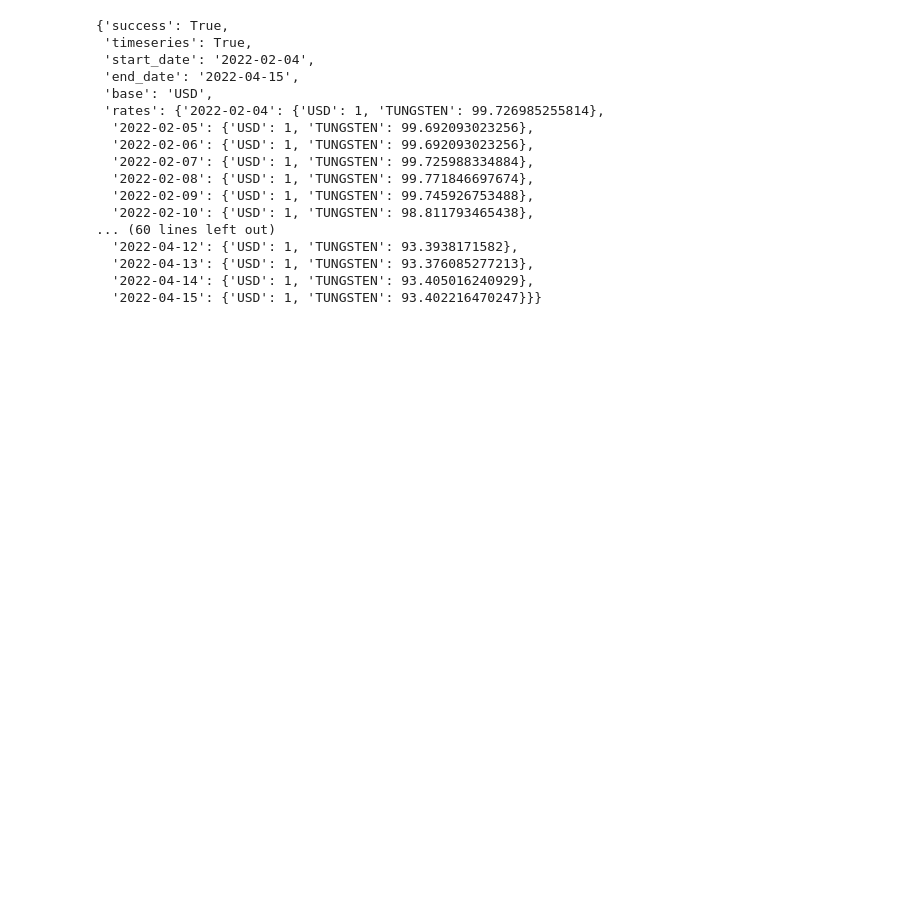
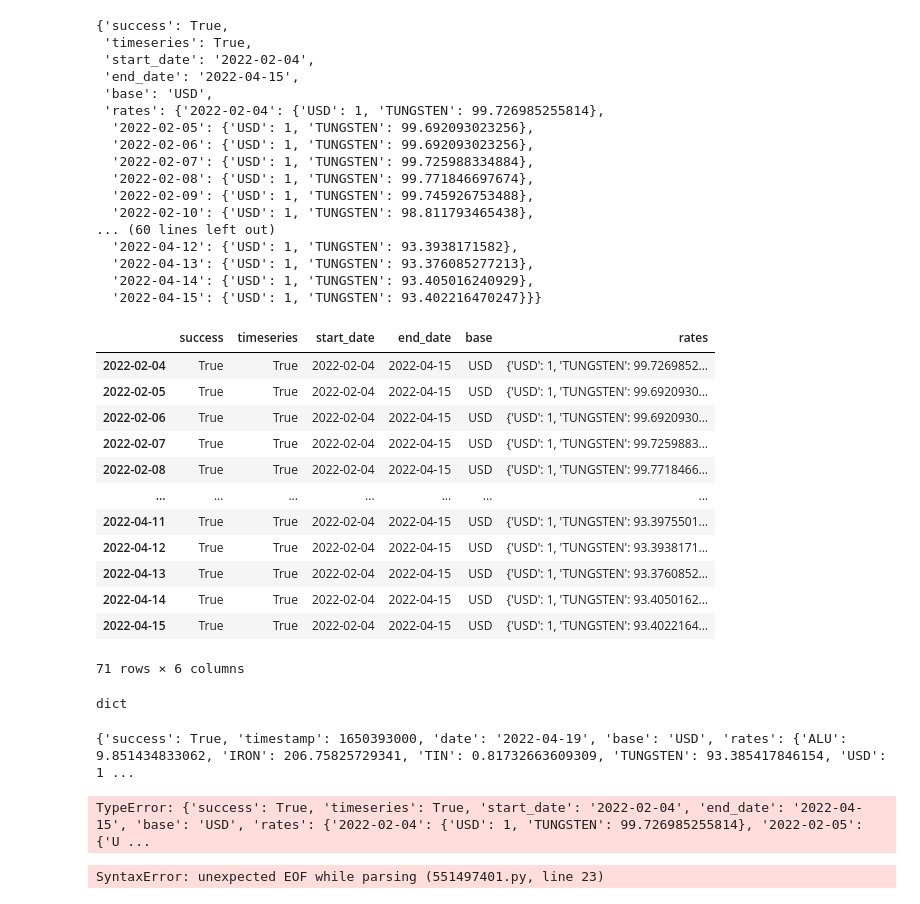
Before and after one commit to DiegoMerello/Final-Project-Ironhack, a Jupyter notebook: API request.ipynb, the cells around one changed output. Saved outputs shown, nothing was run; the diff lists cells and outputs as text; code cells hidden in the pictures; blank space fills up the shorter version.

```diff
--- a/API request.ipynb
+++ b/API request.ipynb
@@ -78,0 +85,67 @@ resp4
+# %%
+info= pd.DataFrame.from_dict(resp4)
+# %%
+info
+# %% [output]
+|  | success | timeseries | start_date | end_date | base | rates |
+| 2022-02-04 | True | True | 2022-02-04 | 2022-04-15 | USD | {'USD': 1, 'TUNGSTEN': 99.7269852... |
+| 2022-02-05 | True | True | 2022-02-04 | 2022-04-15 | USD | {'USD': 1, 'TUNGSTEN': 99.6920930... |
+| 2022-02-06 | True | True | 2022-02-04 | 2022-04-15 | USD | {'USD': 1, 'TUNGSTEN': 99.6920930... |
+| 2022-02-07 | True | True | 2022-02-04 | 2022-04-15 | USD | {'USD': 1, 'TUNGSTEN': 99.7259883... |
+| 2022-02-08 | True | True | 2022-02-04 | 2022-04-15 | USD | {'USD': 1, 'TUNGSTEN': 99.7718466... |
+| ... | ... | ... | ... | ... | ... | ... |
+| 2022-04-11 | True | True | 2022-02-04 | 2022-04-15 | USD | {'USD': 1, 'TUNGSTEN': 93.3975501... |
+| 2022-04-12 | True | True | 2022-02-04 | 2022-04-15 | USD | {'USD': 1, 'TUNGSTEN': 93.3938171... |
+| 2022-04-13 | True | True | 2022-02-04 | 2022-04-15 | USD | {'USD': 1, 'TUNGSTEN': 93.3760852... |
+| 2022-04-14 | True | True | 2022-02-04 | 2022-04-15 | USD | {'USD': 1, 'TUNGSTEN': 93.4050162... |
+| 2022-04-15 | True | True | 2022-02-04 | 2022-04-15 | USD | {'USD': 1, 'TUNGSTEN': 93.4022164... |
+71 rows × 6 columns
+# %%
+type(resp4)
+# %% [output]
+dict
+# %%
+base_currency = 'USD'
+symbols = 'ALU,TUNGSTEN,TIN,IRON'
+endpoint = 'latest'
+access_key = 'kw1gi2e747957w1xqebd3ok2hh7sgfljbt9q9f1y3hs37jxb2f9dcgh12xu4'
+
+resp5 = requests.get(
+        'https://www.metals-api.com/api/'+endpoint+'?access_key='+access_key+'&base='+base_currency+'&symbols='+symbols)
+if resp5.status_code != 200:
+        # This means something went wrong.
+    raise ApiError('GET /'+endpoint+'/ {}'.format(resp5.status_code))
+print(resp5.json())
+# %% [output]
+{'success': True, 'timestamp': 1650393000, 'date': '2022-04-19', 'base': 'USD', 'rates': {'ALU': 9.851434833062, 'IRON': 206.75825729341, 'TIN': 0.81732663609309, 'TUNGSTEN': 93.385417846154, 'USD': 1 ...
+# %%
+pd.json_normalize(
+    resp4, 'rates', ['USD','TUNGSTEN'])
+# %% [output]
+TypeError: {'success': True, 'timeseries': True, 'start_date': '2022-02-04', 'end_date': '2022-04-15', 'base': 'USD', 'rates': {'2022-02-04': {'USD': 1, 'TUNGSTEN': 99.726985255814}, '2022-02-05': {'U ...
+# %%
+data = [
+    {
+        "state": "Florida",
+        "shortname": "FL",
+        "info": {"governor": "Rick Scott"},
+        "counties": [
+            {"name": "Dade", "population": 12345},
+            {"name": "Broward", "population": 40000},
+            {"name": "Palm Beach", "population": 60000},
+        ],
+    },
+    {
+        "state": "Ohio",
+        "shortname": "OH",
+        "info": {"governor": "John Kasich"},
+        "counties": [
+            {"name": "Summit", "population": 1234},
+            {"name": "Cuyahoga", "population": 1337},
+        ],
+    },
+]
+result = pd.json_normalize(
+    data, "counties", ["state", "shortname", ["info", "governor"]]
+# %% [output]
+SyntaxError: unexpected EOF while parsing (551497401.py, line 23)
```
Also changed, not shown: parts of 2 cells of this notebook.
